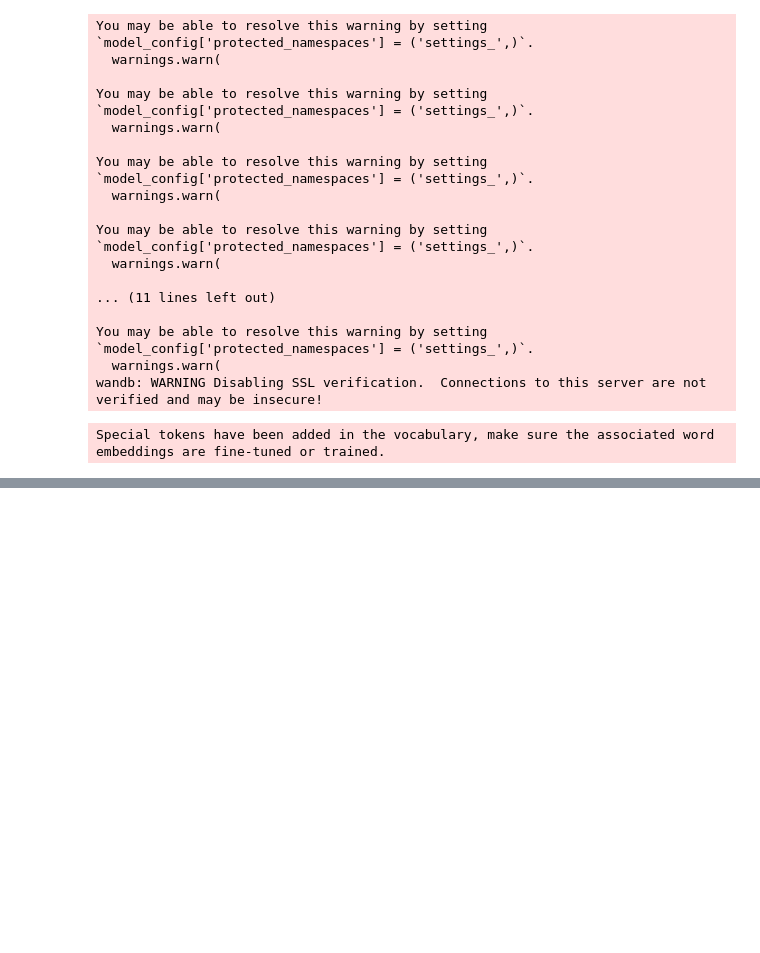
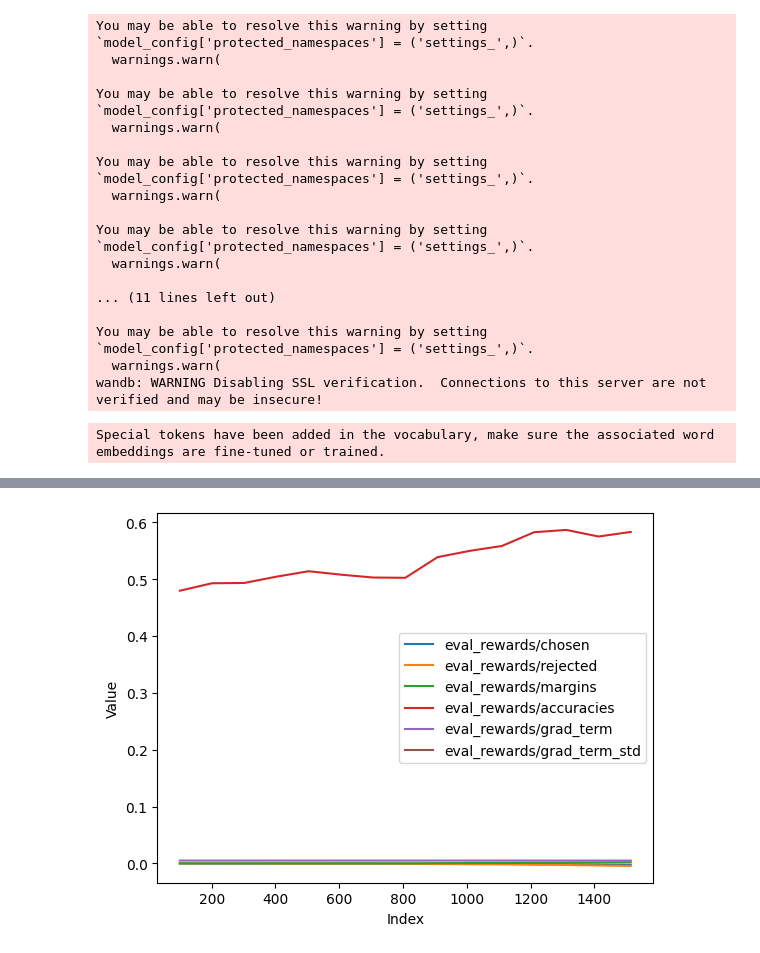
Before and after one commit to sergeykochetkov/turbo-alignment, a Jupyter notebook: tutorials/dpo/dpo.ipynb, the cells around one changed output, grey strips where cells are left out. Saved outputs shown, nothing was run; the diff lists cells and outputs as text; code cells hidden in the pictures; blank space fills up the shorter version.

```diff
--- a/tutorials/dpo/dpo.ipynb
+++ b/tutorials/dpo/dpo.ipynb
@@ -345,0 +374,13 @@ strategy.trainer.state.log_history
+# %%
+num_mask = ~log_df['eval_loss'].isna()
+eval_keys=['eval_rewards/chosen', 'eval_rewards/rejected', 'eval_rewards/margins',
+       'eval_rewards/accuracies', 'eval_rewards/grad_term',
+       'eval_rewards/grad_term_std']
+
+log_df[num_mask].plot(y=eval_keys)
+plt.legend()
+plt.xlabel('Index')
+plt.ylabel('Value')
+plt.show()
+# %% [output]
+[figure, added]
```
Also changed, not shown: parts of 30 cells of this notebook.
